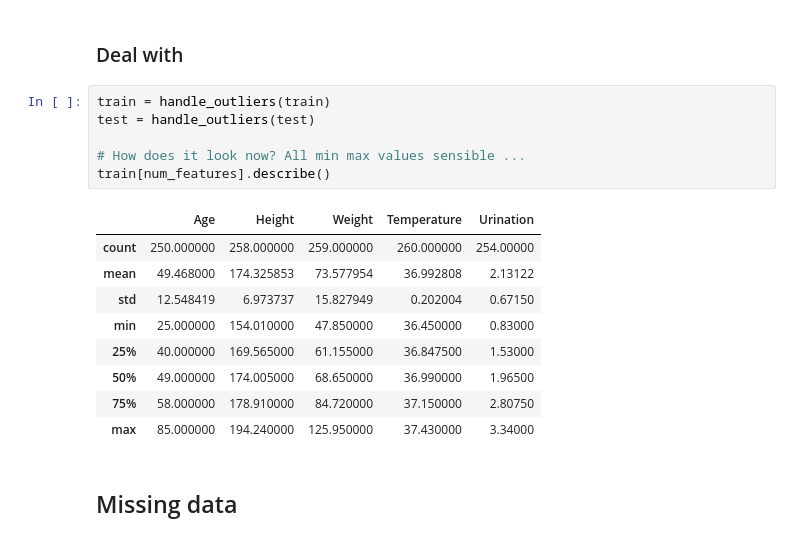
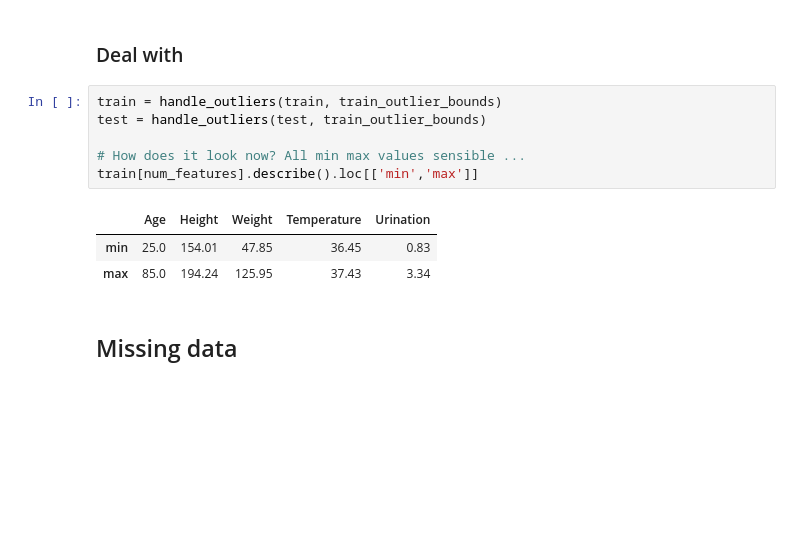
Before and after one commit to Even-tr/IN-STK5000-9000-Project-1, a Jupyter notebook: NotebookV2.ipynb, the cells around one changed output. Drawn from its saved outputs; the diff is of its cells as text; blank space fills up the shorter version.

Commit message:
handle outliers for all data

```diff
--- a/NotebookV2.ipynb
+++ b/NotebookV2.ipynb
@@ -236,21 +236,15 @@ for f in ['Age', 'Urination']:
 # %% [markdown]
 ### Deal with
 # %%
-train = handle_outliers(train)
-test = handle_outliers(test)
+train = handle_outliers(train, train_outlier_bounds)
+test = handle_outliers(test, train_outlier_bounds)
 
 # How does it look now? All min max values sensible ...
-train[num_features].describe()
+train[num_features].describe().loc[['min','max']]
 # %% [output]
 |  | Age | Height | Weight | Temperature | Urination |
-| count | 250.000000 | 258.000000 | 259.000000 | 260.000000 | 254.00000 |
-| mean | 49.468000 | 174.325853 | 73.577954 | 36.992808 | 2.13122 |
-| std | 12.548419 | 6.973737 | 15.827949 | 0.202004 | 0.67150 |
-| min | 25.000000 | 154.010000 | 47.850000 | 36.450000 | 0.83000 |
-| 25% | 40.000000 | 169.565000 | 61.155000 | 36.847500 | 1.53000 |
-| 50% | 49.000000 | 174.005000 | 68.650000 | 36.990000 | 1.96500 |
-| 75% | 58.000000 | 178.910000 | 84.720000 | 37.150000 | 2.80750 |
-| max | 85.000000 | 194.240000 | 125.950000 | 37.430000 | 3.34000 |
+| min | 25.0 | 154.01 | 47.85 | 36.45 | 0.83 |
+| max | 85.0 | 194.24 | 125.95 | 37.43 | 3.34 |
 # %% [markdown]
 ## Missing data
 # %% [markdown]
```
Also changed, not shown: 1 other file.
